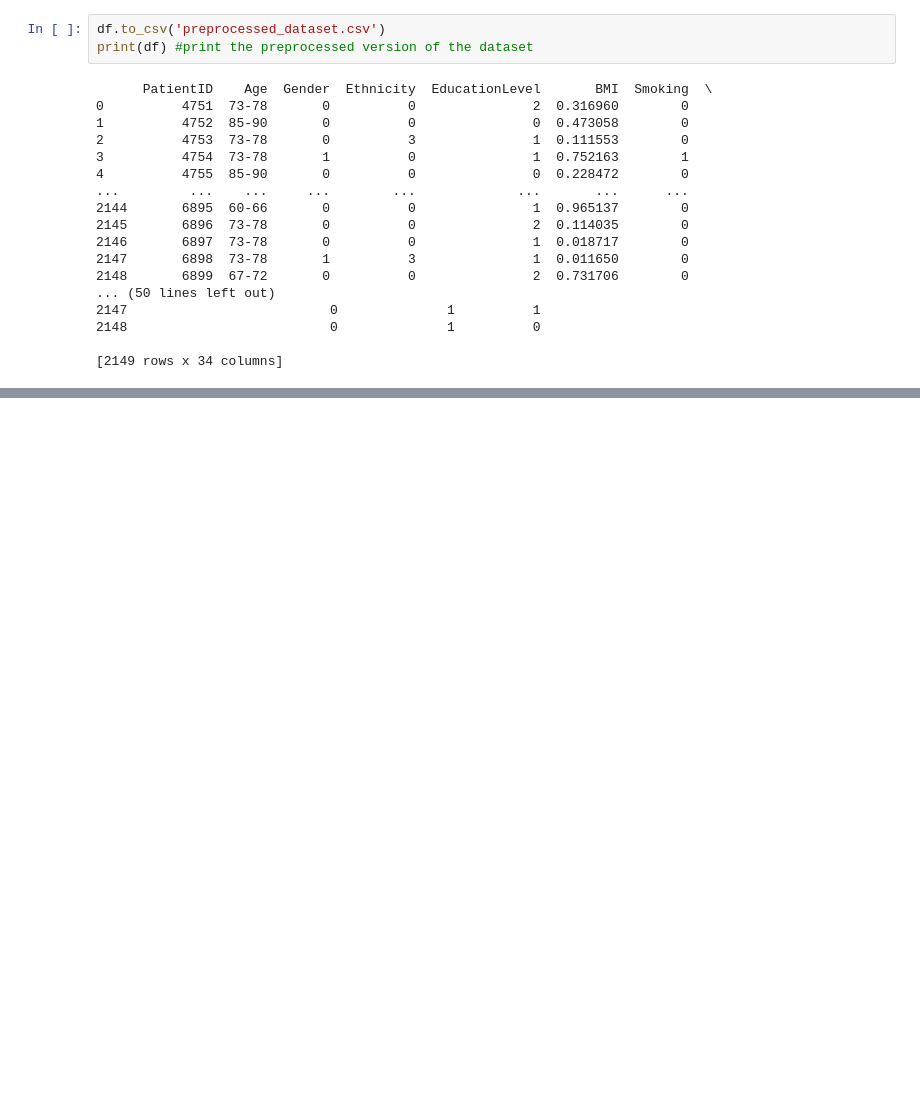
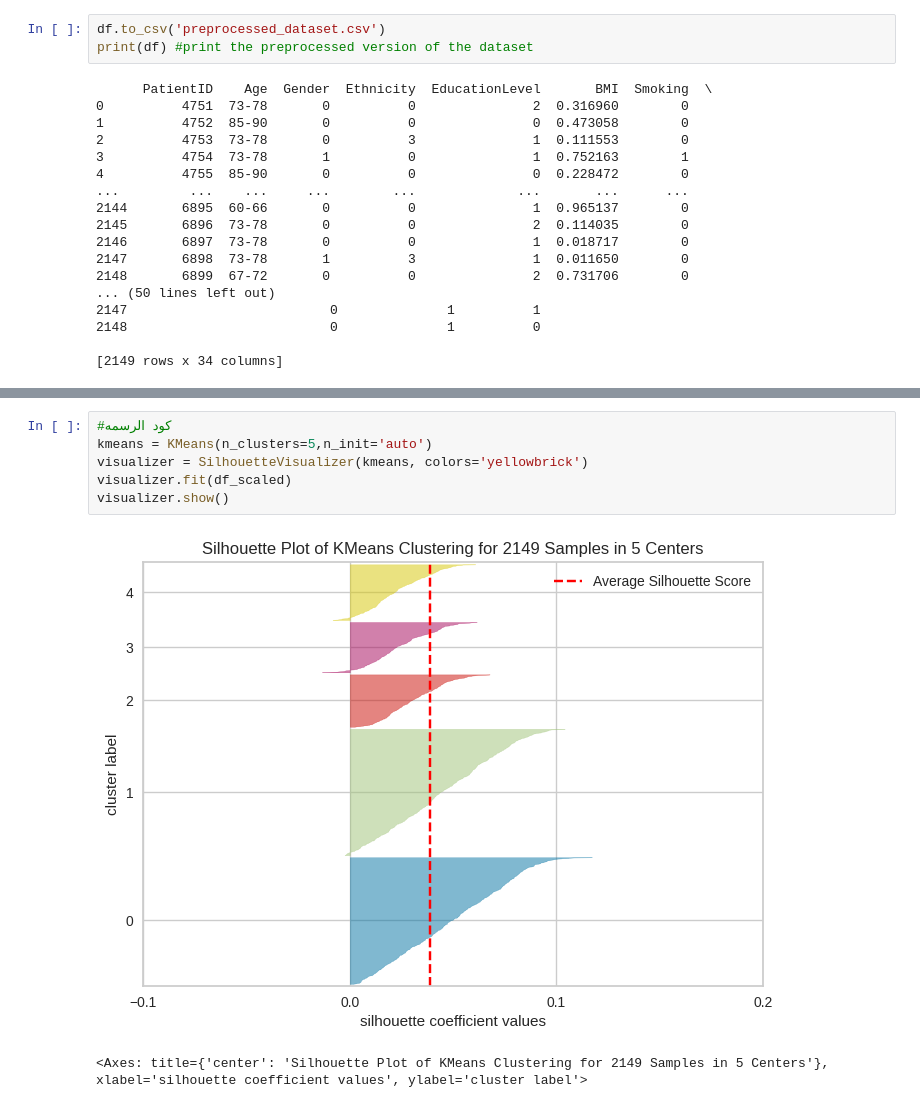
Before and after one commit to leen204/mining-project, a Jupyter notebook: DATA MINING NOTEBOOK.ipynb, the cells around one changed output, grey strips where cells are left out. Cells and saved outputs as stored; diff of their text form; blank space fills up the shorter version.

```diff
--- a/DATA MINING NOTEBOOK.ipynb
+++ b/DATA MINING NOTEBOOK.ipynb
@@ -627,0 +854,9 @@ print(df) #print the preprocessed version of the dataset
+# %%
+#كود الرسمه
+kmeans = KMeans(n_clusters=5,n_init='auto')
+visualizer = SilhouetteVisualizer(kmeans, colors='yellowbrick')
+visualizer.fit(df_scaled)
+visualizer.show()
+# %% [output]
+[figure, added]
+<Axes: title={'center': 'Silhouette Plot of KMeans Clustering for 2149 Samples in 5 Centers'}, xlabel='silhouette coefficient values', ylabel='cluster label'>
```
Also changed, not shown: parts of 12 cells of this notebook.
